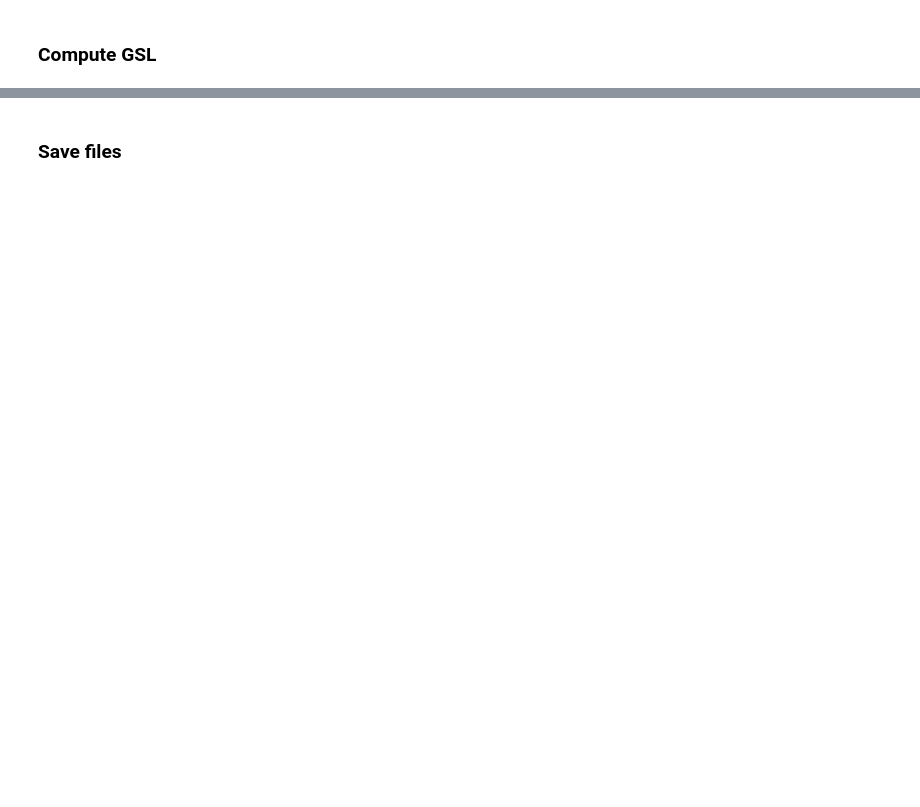
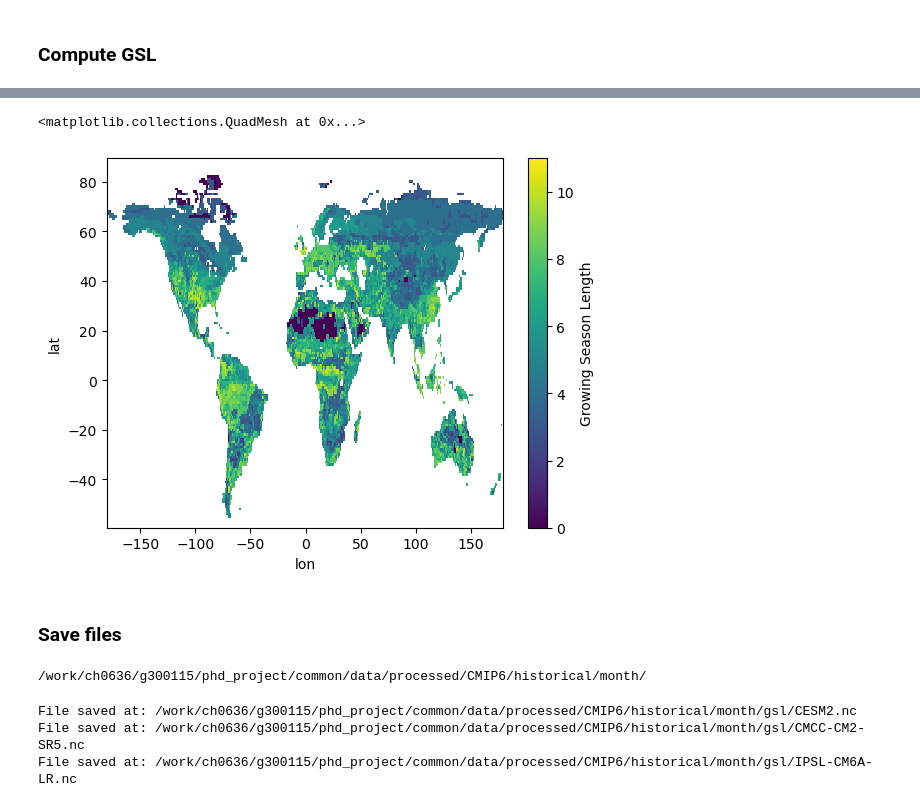
Before and after one commit to simonheselschwerdt/bgws_analysis, a Jupyter notebook: notebooks/preprocess/CMIP6_compute_gsl.ipynb, the cells around one changed output, grey strips where cells are left out. Saved outputs shown, nothing was run; the diff lists cells and outputs as text; code cells hidden in the pictures; blank space fills up the shorter version.

```diff
--- a/notebooks/preprocess/CMIP6_compute_gsl.ipynb
+++ b/notebooks/preprocess/CMIP6_compute_gsl.ipynb
@@ -554,5 +400,5 @@ ds_dict[list(ds_dict.keys())[0]].table_id
 # %%
-ds_dict = select_period(ds_dict, start_year=2071, end_year=2100)
+ds_dict = pro_dat.select_period(ds_dict[experiments[0]], start_year=1985, end_year=2014)
 # %% [markdown]
 ### Compute GSL
 # %%
@@ -562,6 +413,21 @@ CESM2-WACCM
 # %%
-ds_dict[list(ds_dict.keys())[0]].growing_season_length_yearly.plot()
+ds_dict[list(ds_dict.keys())[1]].gsl.plot()
+# %% [output]
+<matplotlib.collections.QuadMesh at 0x...>
+[figure, added]
 # %% [markdown]
 ### Save files
+# %%
+# =========== Store file and remove any former one ==========
+# Base directory
+data_path = f'{data_state}/{data_product}/{experiments[0]}/{temp_res}/'
+file_path = os.path.join(BASE_DIR, data_path)
+print(file_path)
+# %% [output]
+/work/ch0636/g300115/phd_project/common/data/processed/CMIP6/historical/month/
 # %%
-nc_out = save_file(ds_dict, folder=folder)
+sd.save_files(ds_dict, file_path)
+# %% [output]
+File saved at: /work/ch0636/g300115/phd_project/common/data/processed/CMIP6/historical/month/gsl/CESM2.nc
+File saved at: /work/ch0636/g300115/phd_project/common/data/processed/CMIP6/historical/month/gsl/CMCC-CM2-SR5.nc
+File saved at: /work/ch0636/g300115/phd_project/common/data/processed/CMIP6/historical/month/gsl/IPSL-CM6A-LR.nc
```
Also changed, not shown: parts of 11 cells of this notebook, 4 other files.
